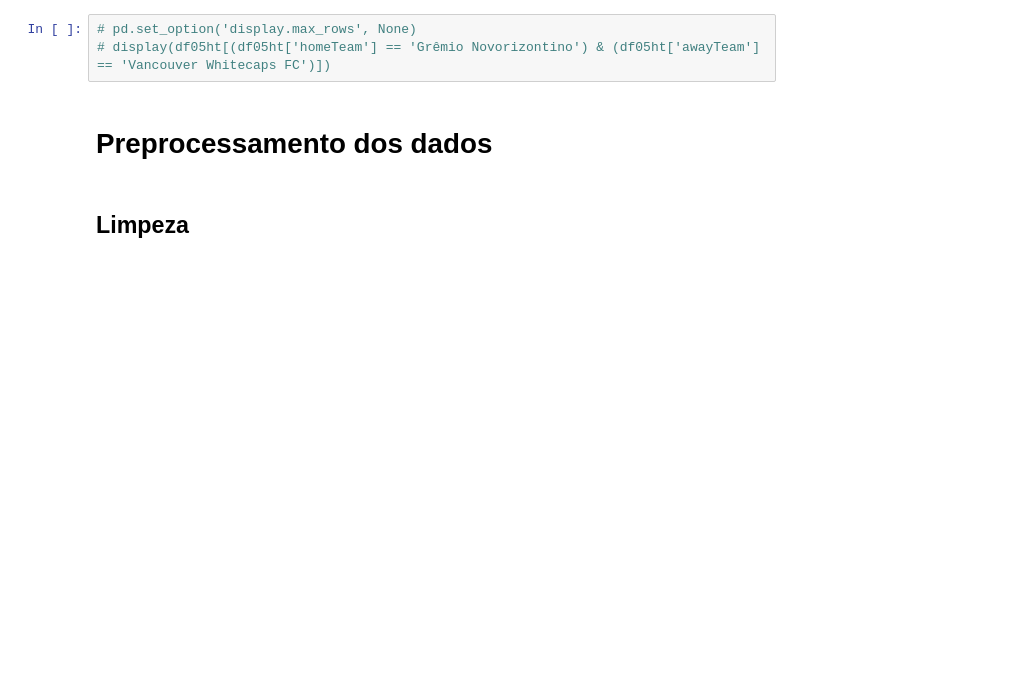
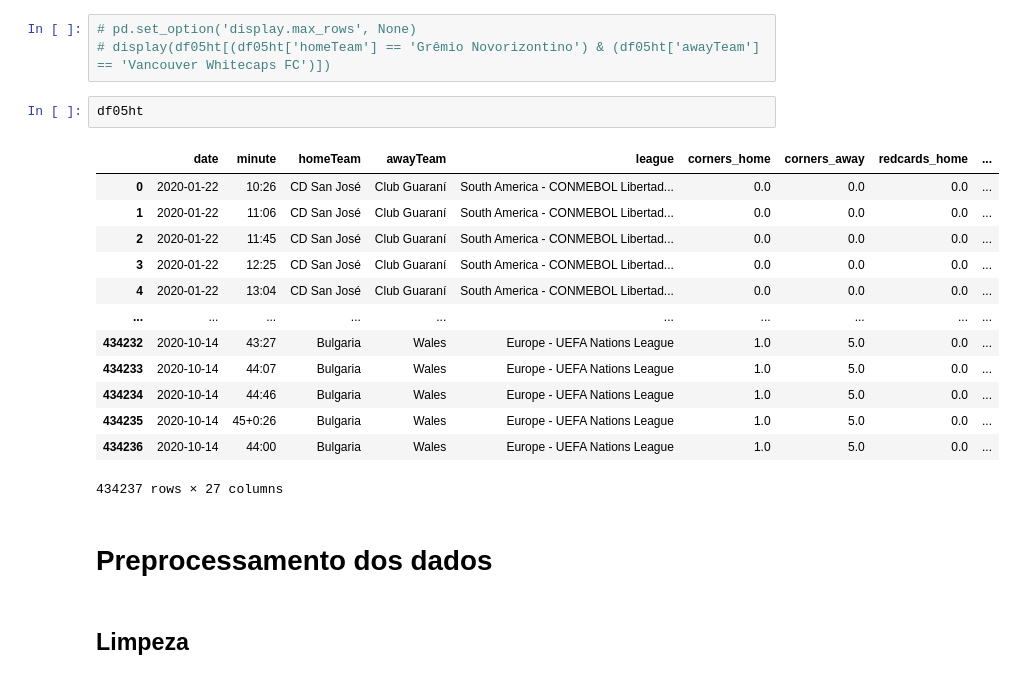
Before and after one commit to nathancarlos22/eo-fut-live, a Jupyter notebook: src/nc-model-pred-live.ipynb, the cells around one changed output. Cells and saved outputs as stored; diff of their text form; blank space fills up the shorter version.

```diff
--- a/src/nc-model-pred-live.ipynb
+++ b/src/nc-model-pred-live.ipynb
@@ -35,6 +35,22 @@ print(df05ht.shape)
 # %%
 # pd.set_option('display.max_rows', None)
 # display(df05ht[(df05ht['homeTeam'] == 'Grêmio Novorizontino') & (df05ht['awayTeam'] == 'Vancouver Whitecaps FC')])
+# %%
+df05ht
+# %% [output]
+|  | date | minute | homeTeam | awayTeam | league | corners_home | corners_away | redcards_home | ... |
+| 0 | 2020-01-22 | 10:26 | CD San José | Club Guaraní | South America - CONMEBOL Libertad... | 0.0 | 0.0 | 0.0 | ... |
+| 1 | 2020-01-22 | 11:06 | CD San José | Club Guaraní | South America - CONMEBOL Libertad... | 0.0 | 0.0 | 0.0 | ... |
+| 2 | 2020-01-22 | 11:45 | CD San José | Club Guaraní | South America - CONMEBOL Libertad... | 0.0 | 0.0 | 0.0 | ... |
+| 3 | 2020-01-22 | 12:25 | CD San José | Club Guaraní | South America - CONMEBOL Libertad... | 0.0 | 0.0 | 0.0 | ... |
+| 4 | 2020-01-22 | 13:04 | CD San José | Club Guaraní | South America - CONMEBOL Libertad... | 0.0 | 0.0 | 0.0 | ... |
+| ... | ... | ... | ... | ... | ... | ... | ... | ... | ... |
+| 434232 | 2020-10-14 | 43:27 | Bulgaria | Wales | Europe - UEFA Nations League | 1.0 | 5.0 | 0.0 | ... |
+| 434233 | 2020-10-14 | 44:07 | Bulgaria | Wales | Europe - UEFA Nations League | 1.0 | 5.0 | 0.0 | ... |
+| 434234 | 2020-10-14 | 44:46 | Bulgaria | Wales | Europe - UEFA Nations League | 1.0 | 5.0 | 0.0 | ... |
+| 434235 | 2020-10-14 | 45+0:26 | Bulgaria | Wales | Europe - UEFA Nations League | 1.0 | 5.0 | 0.0 | ... |
+| 434236 | 2020-10-14 | 44:00 | Bulgaria | Wales | Europe - UEFA Nations League | 1.0 | 5.0 | 0.0 | ... |
+434237 rows × 27 columns
 # %% [markdown]
 # Preprocessamento dos dados
 # %% [markdown]
```
Also changed, not shown: parts of 15 cells of this notebook, 9 other files.
